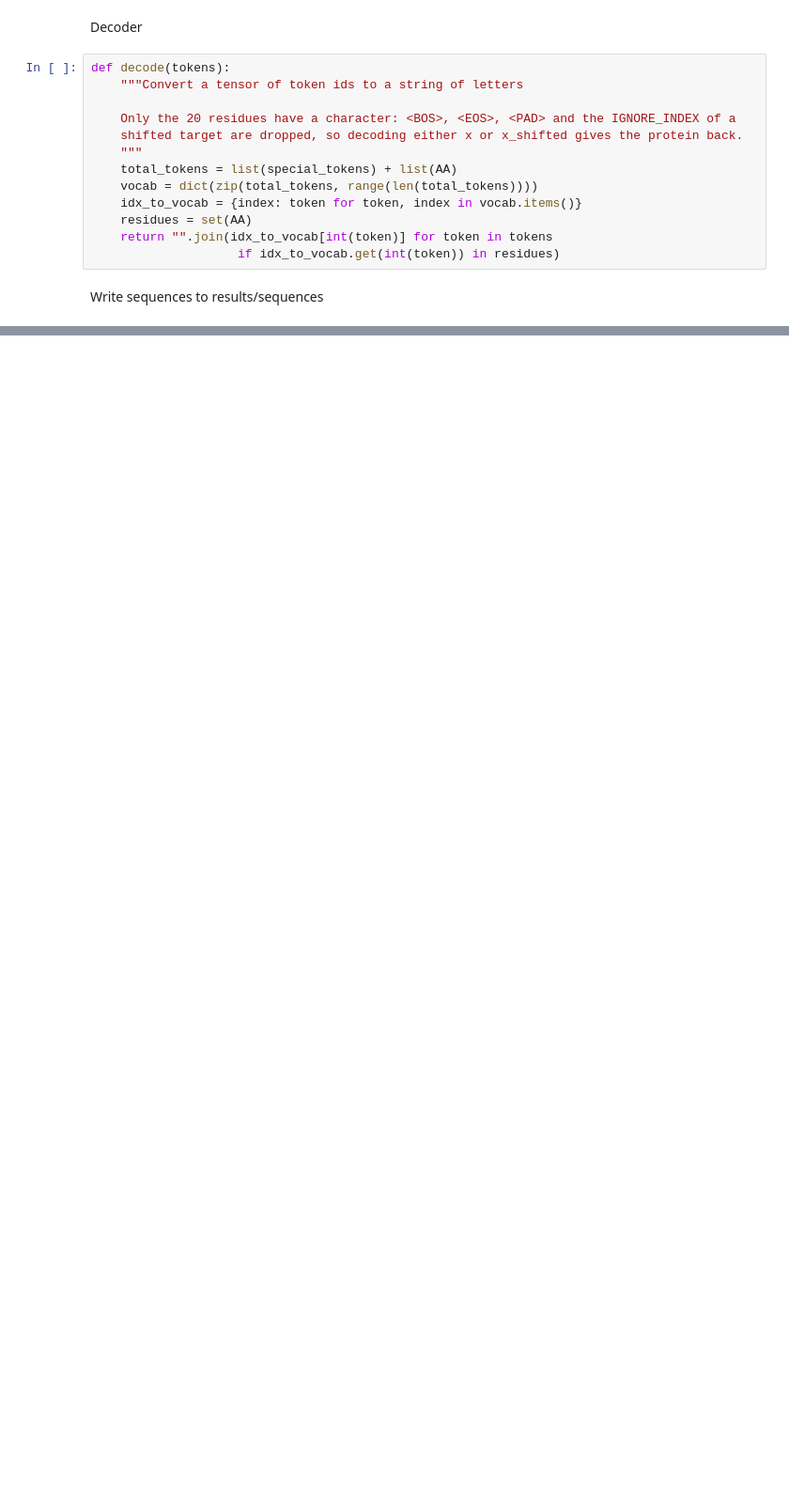
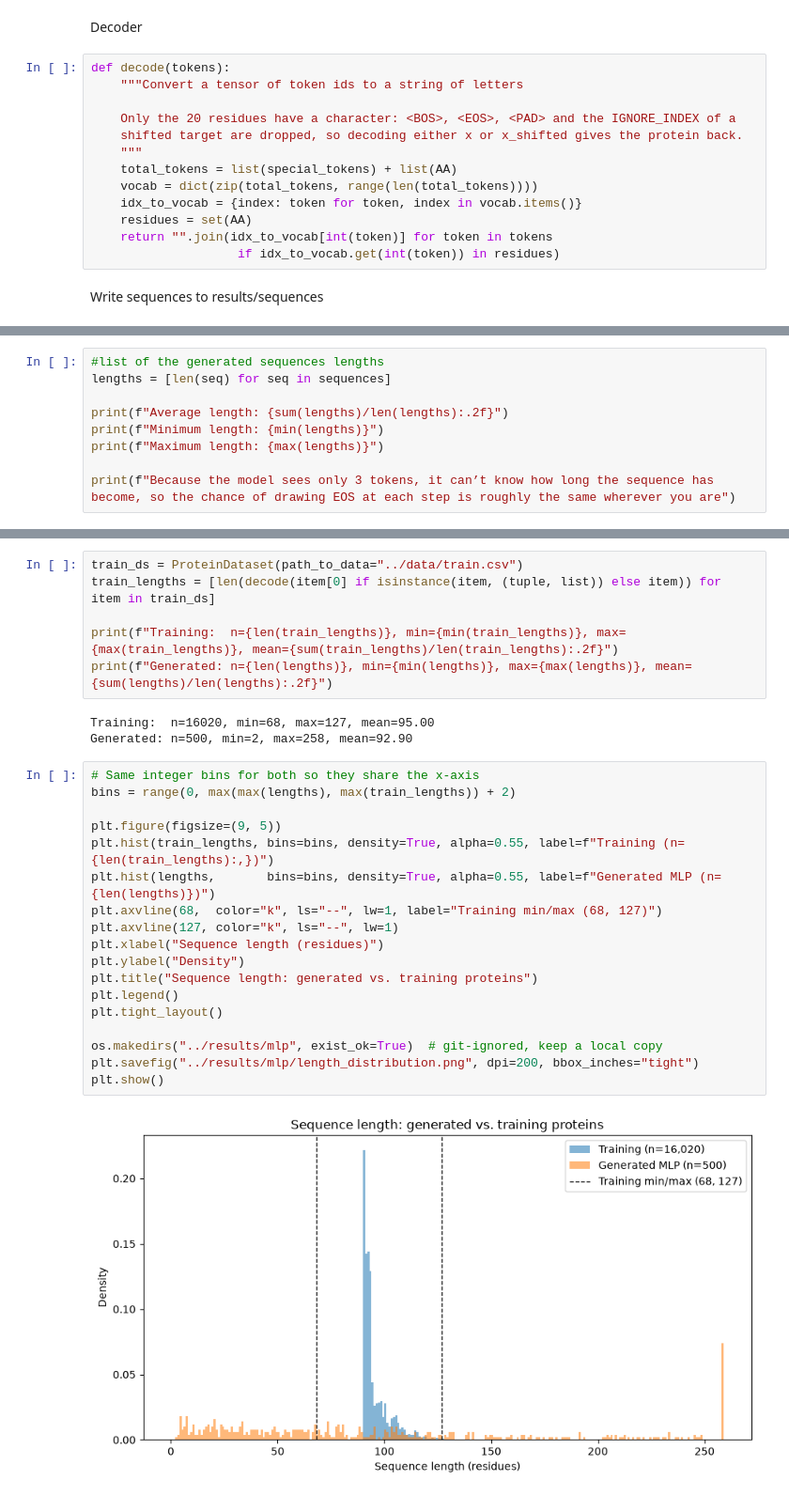
Before and after one commit to Random0utlander/DeepLearning, a Jupyter notebook: notebooks/sequence_gen_test.ipynb, the cells around one changed output, grey strips where cells are left out. Shown at 94% size. Cells and saved outputs as stored; diff of their text form; blank space fills up the shorter version.

Commit message:
Adapted to the new way of saving the best model. Added some visualization and prints for data. Number of generated sequences increased to 500

```diff
--- a/notebooks/sequence_gen_test.ipynb
+++ b/notebooks/sequence_gen_test.ipynb
@@ -118,0 +139,9 @@ Decoded sequences: ['MTVTVGLSKKAKPAKITGWVKNDGSVKKMVNLPDGTSIPGFGSFKVSIMGLHARPSHAL
+# %%
+#list of the generated sequences lengths
+lengths = [len(seq) for seq in sequences]
+
+print(f"Average length: {sum(lengths)/len(lengths):.2f}")
+print(f"Minimum length: {min(lengths)}")
+print(f"Maximum length: {max(lengths)}")
+
+print(f"Because the model sees only 3 tokens, it can’t know how long the sequence has become, so the chance of drawing EOS at each step is roughly the same wherever you are")
@@ -118,0 +157,29 @@ Decoded sequences: ['MTVTVGLSKKAKPAKITGWVKNDGSVKKMVNLPDGTSIPGFGSFKVSIMGLHARPSHAL
+# %%
+train_ds = ProteinDataset(path_to_data="../data/train.csv")
+train_lengths = [len(decode(item[0] if isinstance(item, (tuple, list)) else item)) for item in train_ds]
+
+print(f"Training:  n={len(train_lengths)}, min={min(train_lengths)}, max={max(train_lengths)}, mean={sum(train_lengths)/len(train_lengths):.2f}")
+print(f"Generated: n={len(lengths)}, min={min(lengths)}, max={max(lengths)}, mean={sum(lengths)/len(lengths):.2f}")
+# %% [output]
+Training:  n=16020, min=68, max=127, mean=95.00
+Generated: n=500, min=2, max=258, mean=92.90
+# %%
+# Same integer bins for both so they share the x-axis
+bins = range(0, max(max(lengths), max(train_lengths)) + 2)
+
+plt.figure(figsize=(9, 5))
+plt.hist(train_lengths, bins=bins, density=True, alpha=0.55, label=f"Training (n={len(train_lengths):,})")
+plt.hist(lengths,       bins=bins, density=True, alpha=0.55, label=f"Generated MLP (n={len(lengths)})")
+plt.axvline(68,  color="k", ls="--", lw=1, label="Training min/max (68, 127)")
+plt.axvline(127, color="k", ls="--", lw=1)
+plt.xlabel("Sequence length (residues)")
+plt.ylabel("Density")
+plt.title("Sequence length: generated vs. training proteins")
+plt.legend()
+plt.tight_layout()
+
+os.makedirs("../results/mlp", exist_ok=True)  # git-ignored, keep a local copy
+plt.savefig("../results/mlp/length_distribution.png", dpi=200, bbox_inches="tight")
+plt.show()
+# %% [output]
+[figure, added]
```
Also changed, not shown: parts of 11 cells of this notebook.
